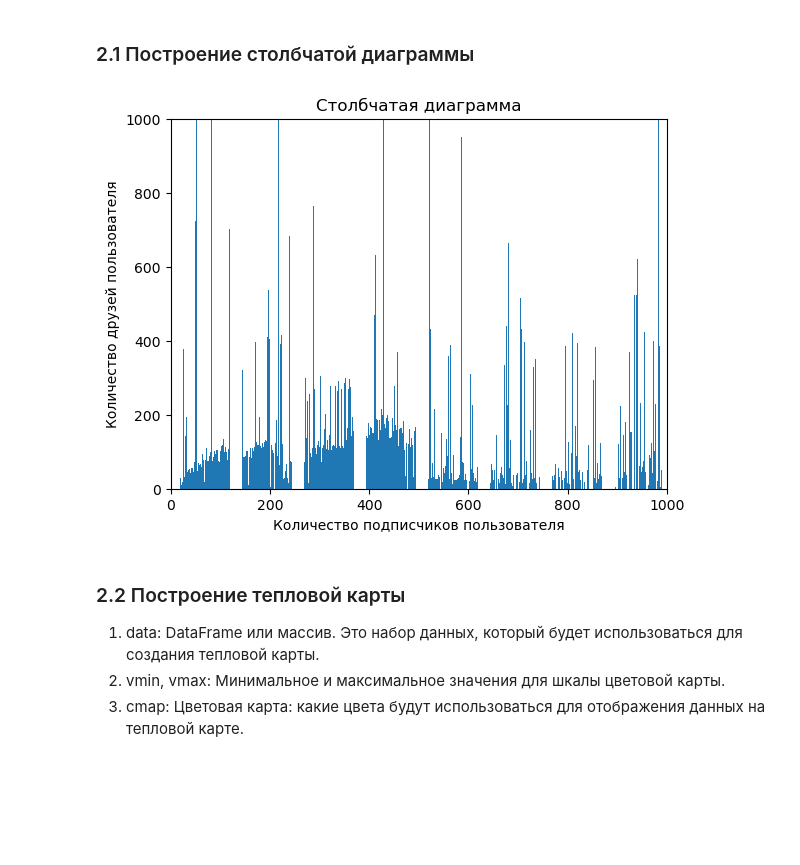
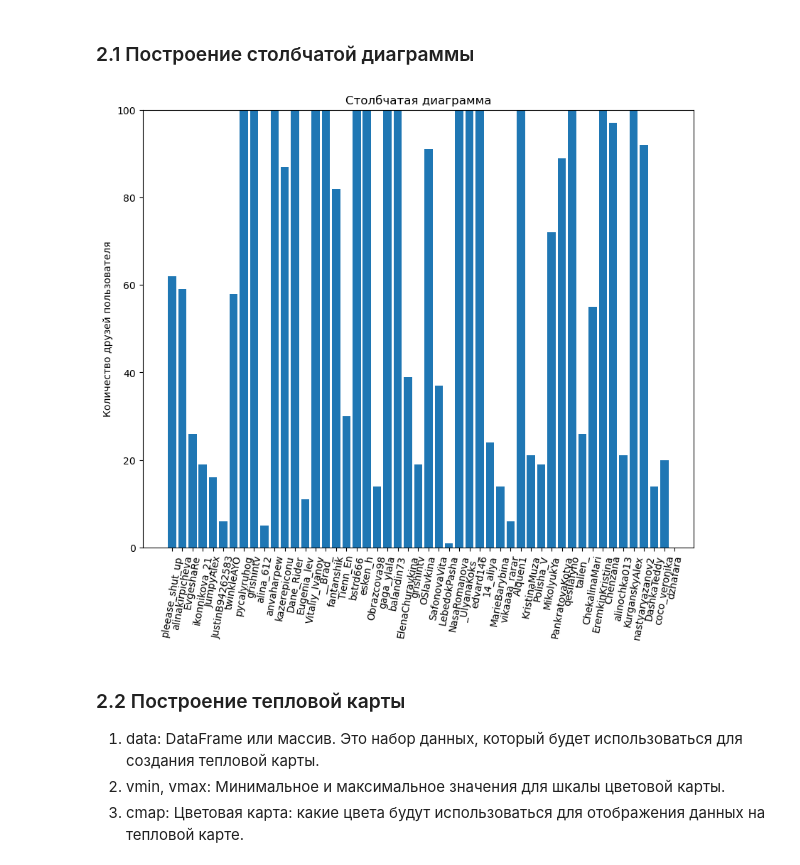
Before and after one commit to vadimpavliukevich/intro_to_ml_lab2, a Jupyter notebook: Павлюкевич_Вадим_Вологина_Елизавета_ЛР2.ipynb, the cells around one changed output. Saved outputs shown, nothing was run; the diff lists cells and outputs as text; code cells hidden in the pictures; blank space fills up the shorter version.

```diff
--- a/Павлюкевич_Вадим_Вологина_Елизавета_ЛР2.ipynb
+++ b/Павлюкевич_Вадим_Вологина_Елизавета_ЛР2.ipynb
@@ -125,19 +117,19 @@ plt.show()
 ### 2.1 Построение столбчатой диаграммы
 # %%
 # Строим столбчатую диаграмму с помощью библиотеки matplotlib
-x = df['tfol']
-y = df['tfrien']
-
+plt.figure(figsize=(10, 8))
+x = df['tname'].head(50)
+y = df['tfrien'].head(50)
 plt.bar(x, y)
 plt.title("Столбчатая диаграмма")
-plt.xlabel('Количество подписчиков пользователя')
+plt.ylabel('Имя пользователя')
 plt.ylabel('Количество друзей пользователя')
-plt.xlim(0, 1000)
-plt.ylim(0, 1000)
+plt.xticks(range(len(x)), x, rotation = 80)
+plt.ylim(0, 100)
 
 plt.show()
 # %% [output]
-[figure, old version]
+[figure, new version]
 # %% [markdown]
 ### 2.2 Построение тепловой карты
 1. data: DataFrame или массив. Это набор данных, который будет использоваться для создания тепловой карты.
```
Also changed, not shown: parts of 7 cells of this notebook, 1 other file.
